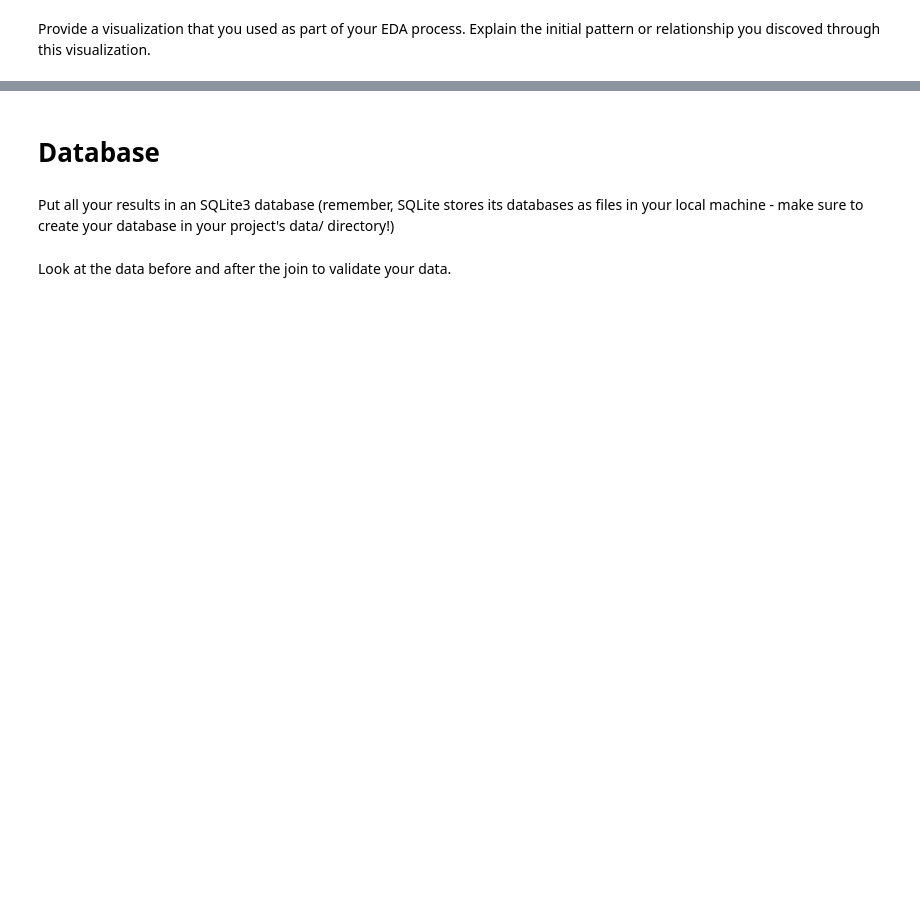
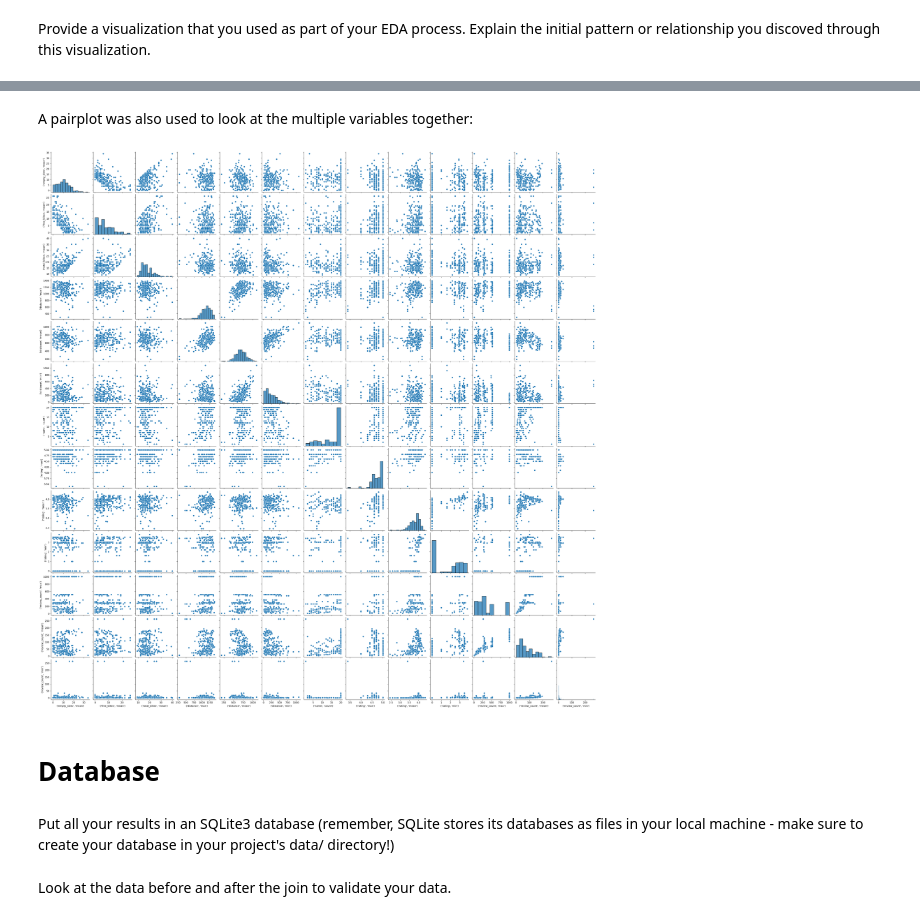
Before and after one commit to ParkerHar/Statistical_Modelling_Project, a Jupyter notebook: notebooks/joining_data.ipynb, the cells around one changed output, grey strips where cells are left out. Saved outputs shown, nothing was run; the diff lists cells and outputs as text; code cells hidden in the pictures; blank space fills up the shorter version.

```diff
--- a/notebooks/joining_data.ipynb
+++ b/notebooks/joining_data.ipynb
@@ -77,3 +128,10 @@ plt.show()
+# %% [markdown]
+A pairplot was also used to look at the multiple variables together:
+# %%
+sns.pairplot(station_df1)
+plt.show()
+# %% [output]
+[figure, added]
 # %% [markdown]
 # Database
 # %% [markdown]
```
Also changed, not shown: parts of 19 cells of this notebook.
